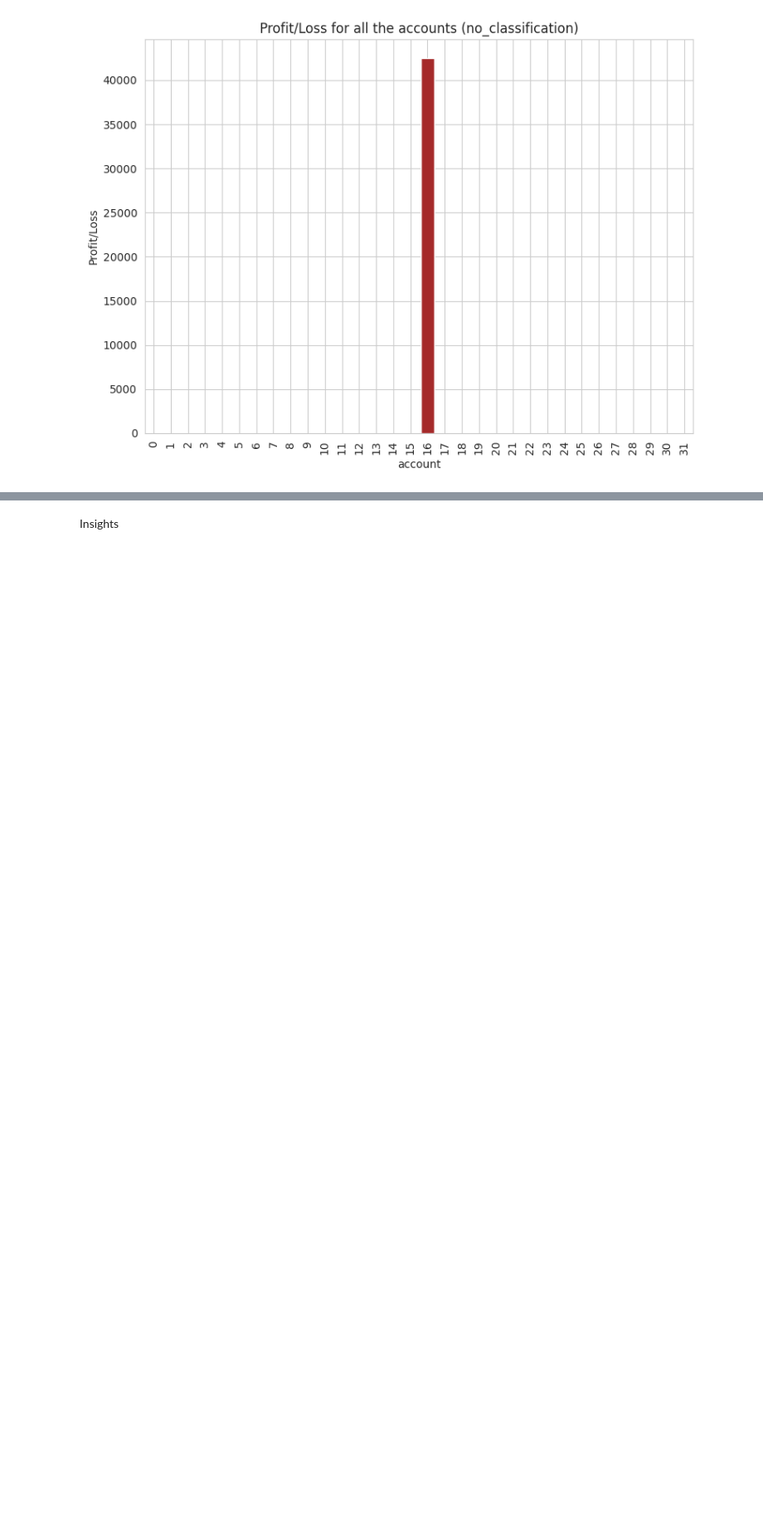
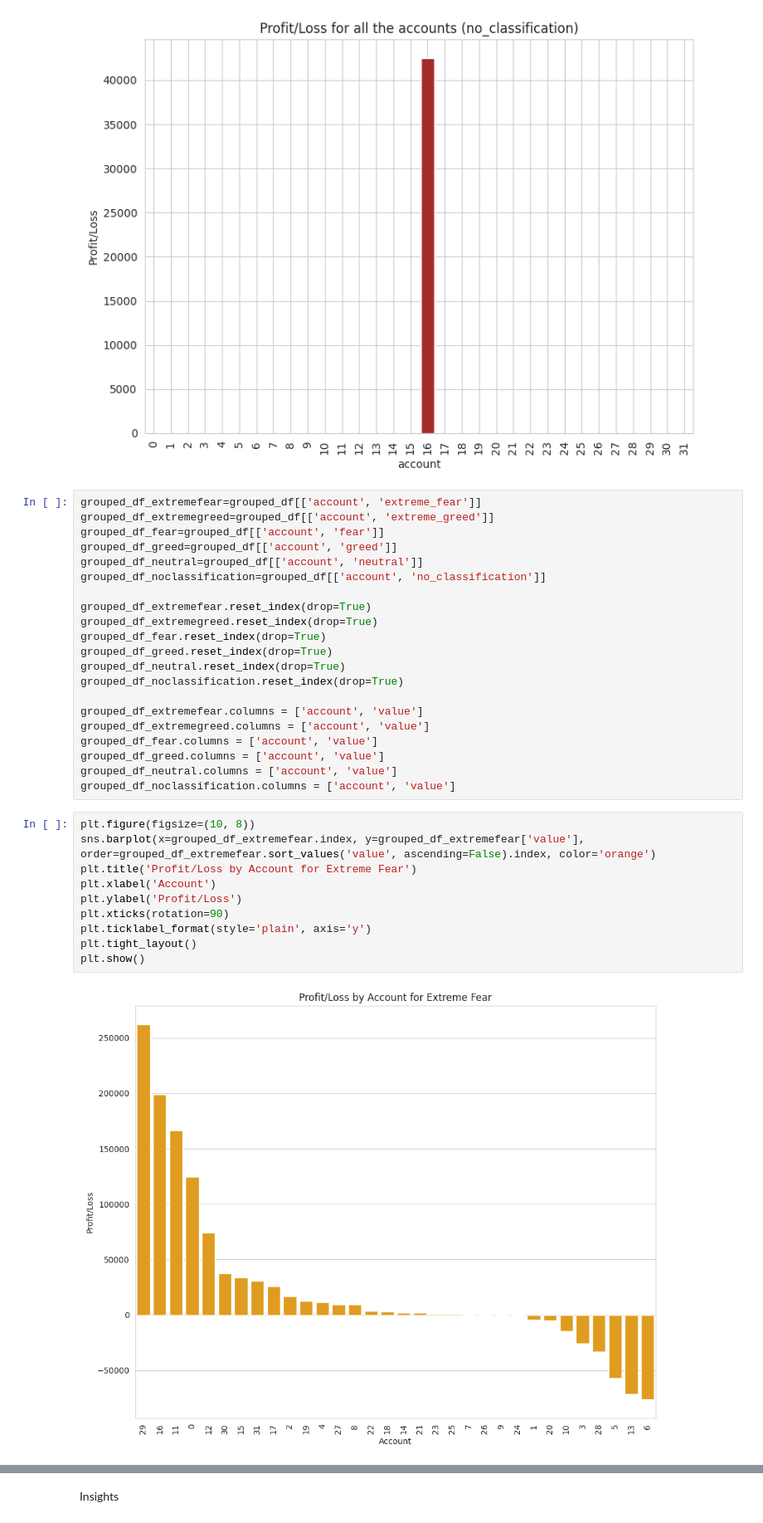
Before and after one commit to SaarthakJain01/Web3SpaceTask, a Jupyter notebook: DsTask.ipynb, the cells around one changed output, grey strips where cells are left out. Shown at 83% size. Drawn from its saved outputs; the diff is of its cells as text; blank space fills up the shorter version.

```diff
--- a/DsTask.ipynb
+++ b/DsTask.ipynb
@@ -211,3 +211,36 @@ for i, classification in enumerate(classifications):
 [figure]
 [figure]
 [figure]
+# %%
+grouped_df_extremefear=grouped_df[['account', 'extreme_fear']]
+grouped_df_extremegreed=grouped_df[['account', 'extreme_greed']]
+grouped_df_fear=grouped_df[['account', 'fear']]
+grouped_df_greed=grouped_df[['account', 'greed']]
+grouped_df_neutral=grouped_df[['account', 'neutral']]
+grouped_df_noclassification=grouped_df[['account', 'no_classification']]
+
+grouped_df_extremefear.reset_index(drop=True)
+grouped_df_extremegreed.reset_index(drop=True)
+grouped_df_fear.reset_index(drop=True)
+grouped_df_greed.reset_index(drop=True)
+grouped_df_neutral.reset_index(drop=True)
+grouped_df_noclassification.reset_index(drop=True)
+
+grouped_df_extremefear.columns = ['account', 'value']
+grouped_df_extremegreed.columns = ['account', 'value']
+grouped_df_fear.columns = ['account', 'value']
+grouped_df_greed.columns = ['account', 'value']
+grouped_df_neutral.columns = ['account', 'value']
+grouped_df_noclassification.columns = ['account', 'value']
+# %%
+plt.figure(figsize=(10, 8))
+sns.barplot(x=grouped_df_extremefear.index, y=grouped_df_extremefear['value'], order=grouped_df_extremefear.sort_values('value', ascending=False).index, color='orange')
+plt.title('Profit/Loss by Account for Extreme Fear')
+plt.xlabel('Account')
+plt.ylabel('Profit/Loss')
+plt.xticks(rotation=90)
+plt.ticklabel_format(style='plain', axis='y')
+plt.tight_layout()
+plt.show()
+# %% [output]
+[figure, added]
```
Also changed, not shown: parts of 6 cells of this notebook.
